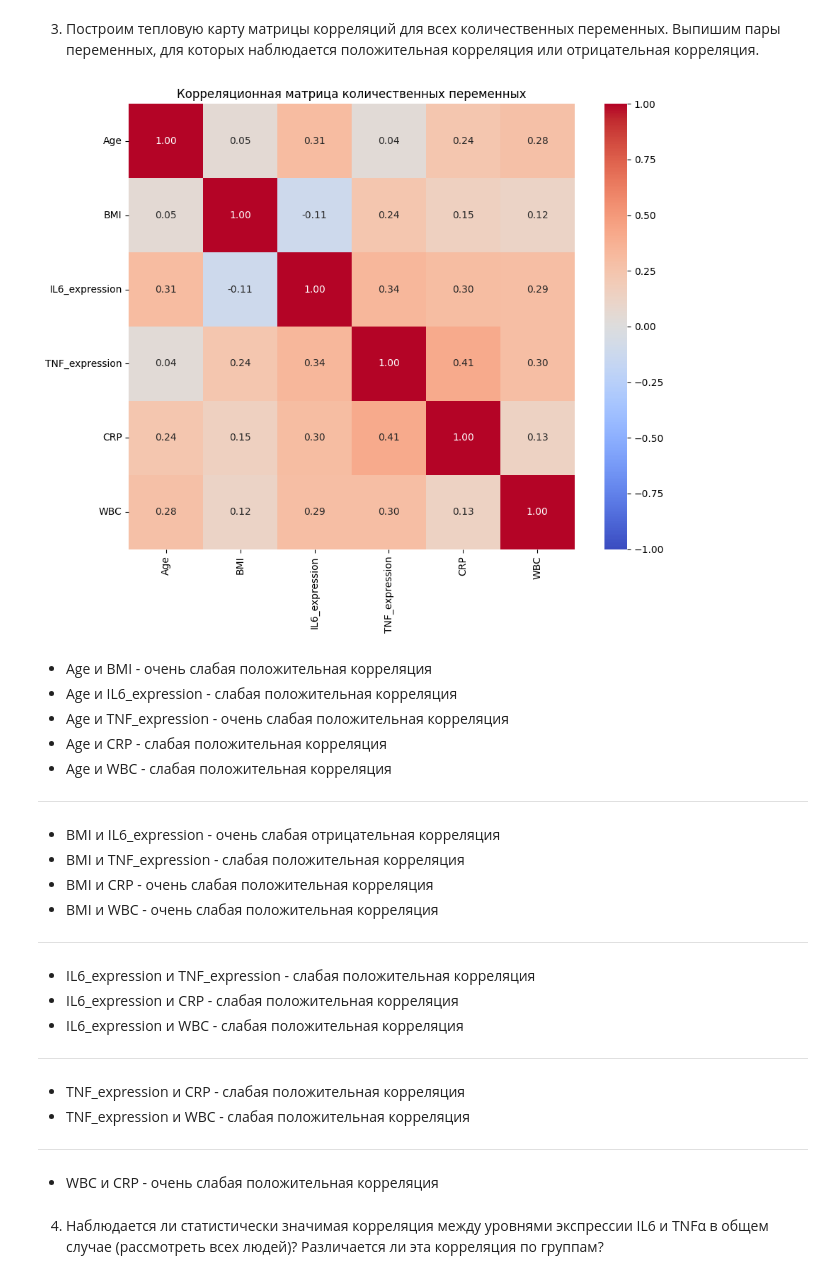
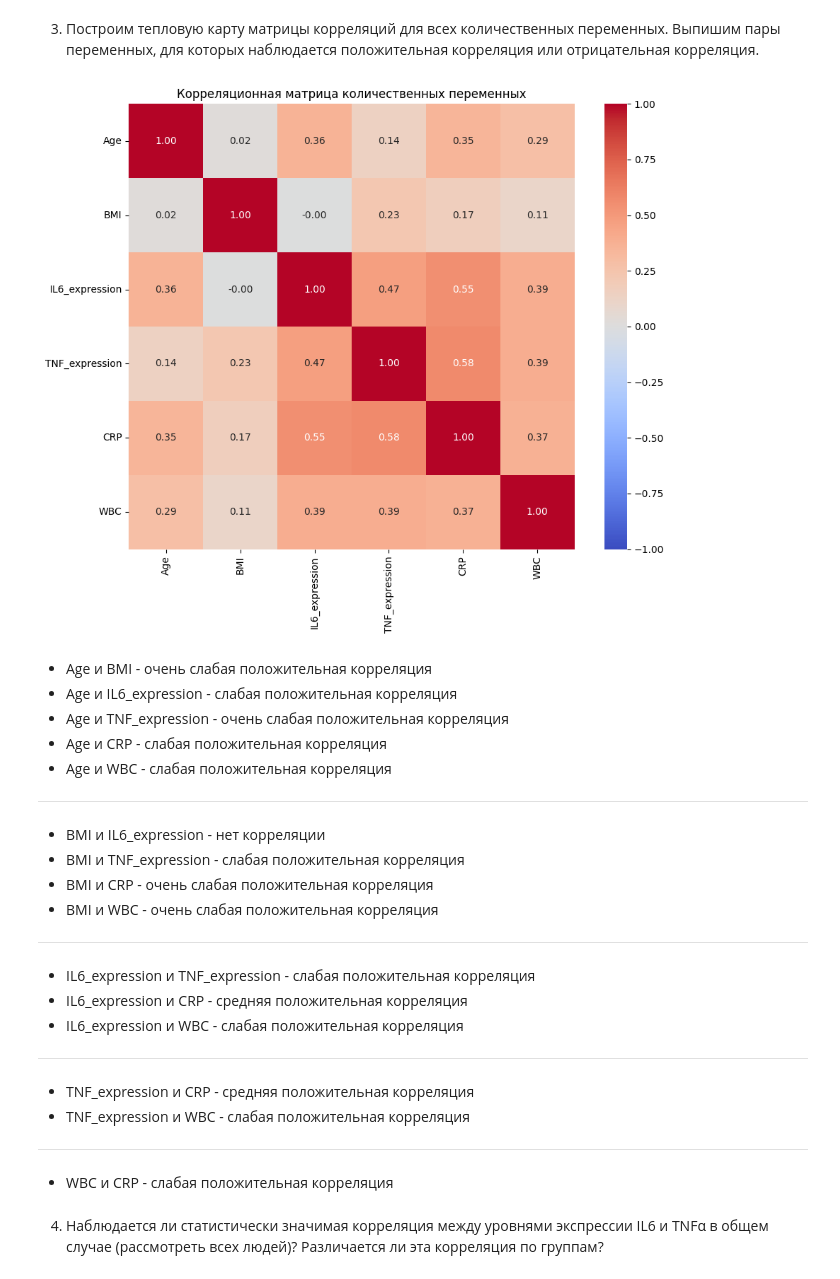
Before and after one commit to VarvaraSharutina/bioinfo, a Jupyter notebook: bioinf_2.ipynb, the cells around one changed output. Saved outputs shown, nothing was run; the diff lists cells and outputs as text; code cells hidden in the pictures.

```diff
--- a/bioinf_2.ipynb
+++ b/bioinf_2.ipynb
@@ -152,14 +152,14 @@ plt.show()
 # %%
 columns = ['Age', 'BMI', 'IL6_expression', 'TNF_expression', 'CRP', 'WBC']
 data = data_raw[columns]
 plt.figure(figsize=(10, 8))
-correlation_matrix = data.corr()
+correlation_matrix = data.corr(method='spearman')
 sns.heatmap(correlation_matrix, annot=True, cmap='coolwarm', square=True, fmt='.2f', vmin=-1, vmax=1)
 plt.title("Корреляционная матрица количественных переменных")
 plt.tight_layout()
 plt.show()
 # %% [output]
-[figure, old version]
+[figure, new version]
 # %% [markdown]
 
 *   Age и BMI - очень слабая положительная корреляция
@@ -168,19 +168,19 @@ plt.show()
 *   Age и CRP - слабая положительная корреляция
 *   Age и WBC - слабая положительная корреляция
 ---
-*   BMI и IL6_expression - очень слабая отрицательная корреляция
+*   BMI и IL6_expression - нет корреляции
 *   BMI и TNF_expression - слабая положительная корреляция
 *   BMI и CRP - очень слабая положительная корреляция
 *   BMI и WBC - очень слабая положительная корреляция
 ---
 *   IL6_expression и TNF_expression - слабая положительная корреляция
-*   IL6_expression и CRP - слабая положительная корреляция
+*   IL6_expression и CRP - средняя положительная корреляция
 *   IL6_expression и WBC - слабая положительная корреляция
 ---
-*   TNF_expression и CRP - слабая положительная корреляция
+*   TNF_expression и CRP - средняя положительная корреляция
 *   TNF_expression и WBC - слабая положительная корреляция
 ---
-*   WBC и CRP - очень слабая положительная корреляция
+*   WBC и CRP - слабая положительная корреляция
 # %% [markdown]
 4. Наблюдается ли статистически значимая корреляция между уровнями экспрессии IL6 и TNFα в общем случае (рассмотреть всех людей)? Различается ли эта корреляция по группам?
 # %%
```
Also changed, not shown: parts of 4 cells of this notebook.
